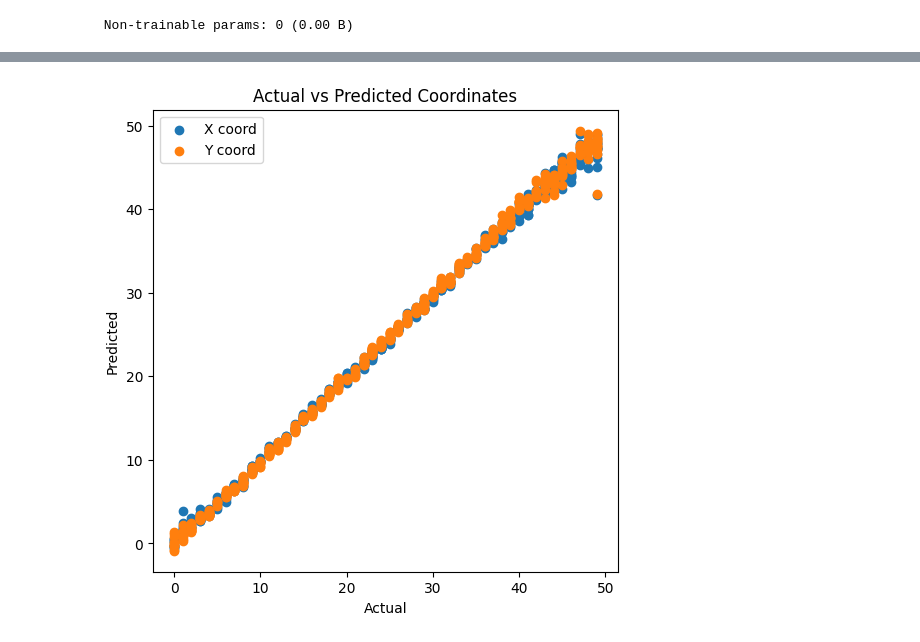
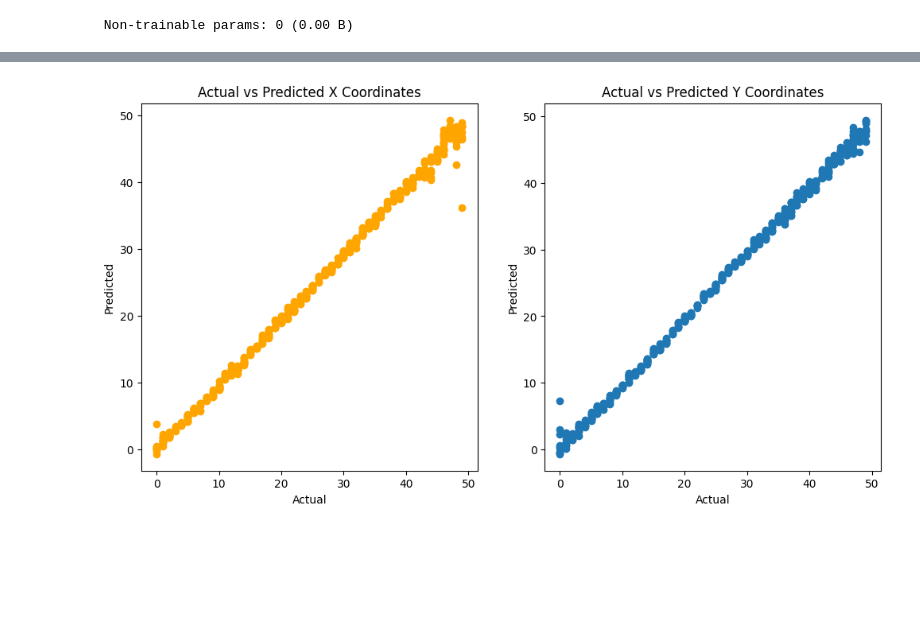
Before and after one commit to AbdulMuizz789/PixelFinder, a Jupyter notebook: PixelFind.ipynb, the cells around one changed output, grey strips where cells are left out. Drawn from its saved outputs; the diff is of its cells as text; code cells hidden in the pictures; blank space fills up the shorter version.

```diff
--- a/PixelFind.ipynb
+++ b/PixelFind.ipynb
@@ -60,7 +70,7 @@ for image_batch, label_batch in train_dataset.take(1):
 # %%
 #Create model
 model = keras.Sequential([
-    layers.InputLayer((50,50,1)),
+    layers.InputLayer((50, 50, 1)),
     layers.Conv2D(16, 3, padding='same', activation='relu'),
     layers.MaxPooling2D(),
     layers.Conv2D(32, 3, padding='same', activation='relu'),
@@ -70,12 +80,10 @@ model = keras.Sequential([
     layers.Dropout(0.2),
     layers.Flatten(),
     layers.Dense(128, activation='relu'),
-    layers.Dense(2)
-])
+    layers.Dense(2)])
 
 #Compile Model
-model.compile(optimizer='adam',
-              loss = keras.losses.MeanSquaredError(),
+model.compile(optimizer='adam', loss = keras.losses.MeanSquaredError(),
               metrics=['mae'])
 
 #Model summary
@@ -104,11 +112,10 @@ Model: "sequential"
  Non-trainable params: 0 (0.00 B)
 # %%
 #Training model
-epochs=10
+epochs=20
 history = model.fit(
-  train_dataset,
-  validation_data=test_dataset,
-  epochs=epochs
-)
+    train_dataset,
+    validation_data=test_dataset,
+    epochs=epochs)
 # %% [output]
 Epoch 1/20
@@ -156,22 +163,25 @@ plt.show()
 # %%
 #Visualize predictions
-y_true = []
-y_pred = []
+with [] as y_true, [] as y_pred:
+    for images, labels in test_dataset:
+        preds = model.predict(images)
+        y_true.append(labels.numpy())
+        y_pred.append(preds)
 
-for images, labels in test_dataset:
-    preds = model.predict(images)
-    y_true.append(labels.numpy())
-    y_pred.append(preds)
+    y_true = np.vstack(y_true) * 49
+    y_pred = np.vstack(y_pred) * 49
 
-y_true = np.vstack(y_true) * 49
-y_pred = np.vstack(y_pred) * 49
+    plt.figure(figsize=(12, 6))
+    plt.subplot(1, 2, 1)
+    plt.scatter(y_true[:, 0],y_pred[:, 0], c='orange')
+    plt.xlabel('Actual')
+    plt.ylabel('Predicted')
+    plt.title('Actual vs Predicted X Coordinates')
 
-plt.figure(figsize=(6,6))
-plt.scatter(y_true[:,0],y_pred[:,0], label='X coord')
-plt.scatter(y_true[:,1],y_pred[:,1], label='Y coord')
-plt.xlabel('Actual')
-plt.ylabel('Predicted')
-plt.legend()
-plt.title('Actual vs Predicted Coordinates')
-plt.show()
+    plt.subplot(1,2,2)
+    plt.scatter(y_true[:,1],y_pred[:,1])
+    plt.xlabel('Actual')
+    plt.ylabel('Predicted')
+    plt.title('Actual vs Predicted Y Coordinates')
+    plt.show()
 # %% [output]
@@ -194 +204 @@ plt.show()
-[figure, old version]
+[figure, new version]
```
Also changed, not shown: parts of 12 cells of this notebook.
